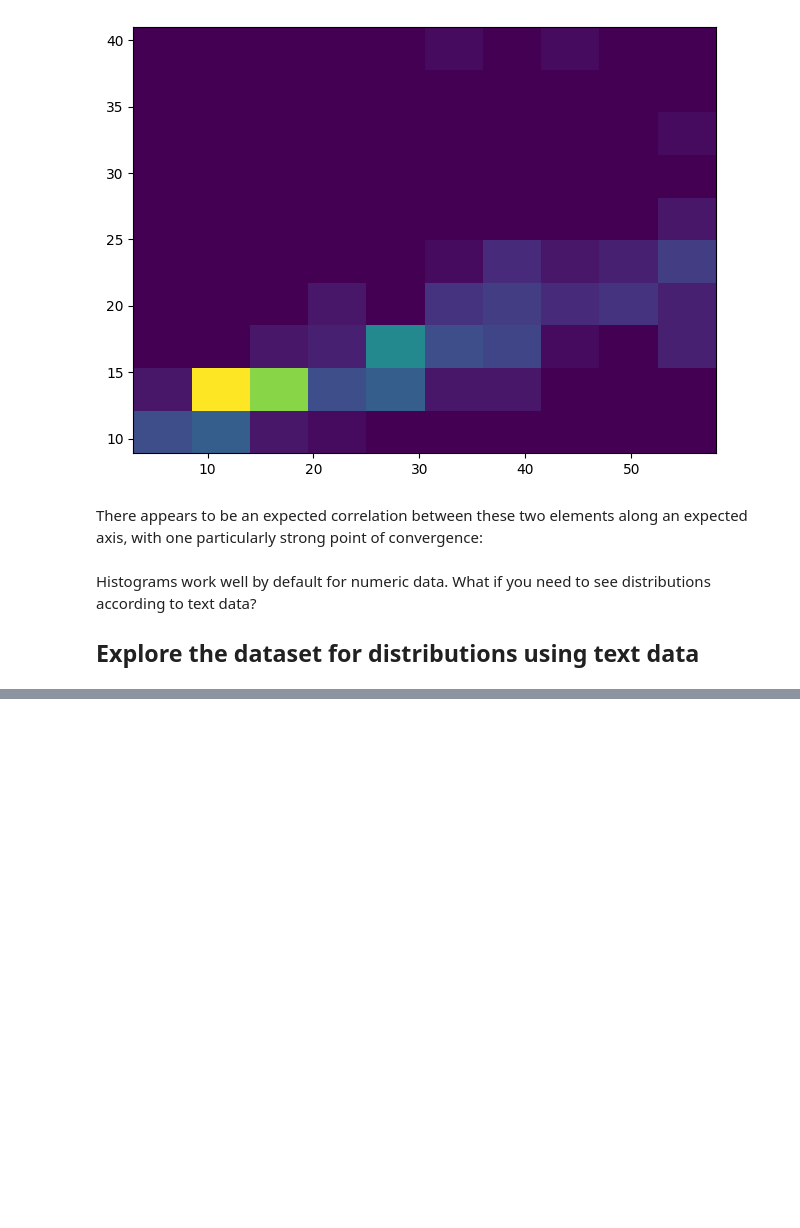
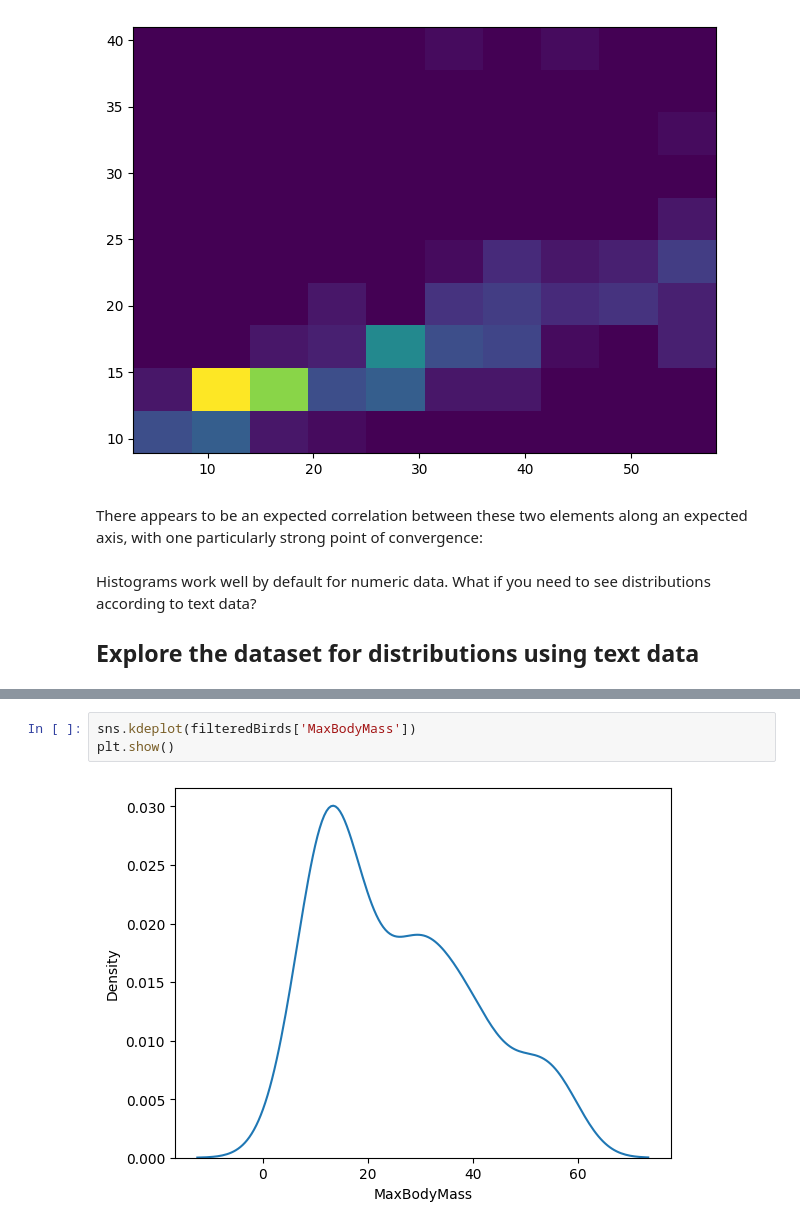
Before and after one commit to khalidassalafy/ArewaDS-Machine-Learning-Assignments, a Jupyter notebook: Week_03/lesson_2_visualizing_distributions.ipynb, the cells around one changed output, grey strips where cells are left out. Cells and saved outputs as stored; diff of their text form; blank space fills up the shorter version.

```diff
--- a/Week_03/lesson_2_visualizing_distributions.ipynb
+++ b/Week_03/lesson_2_visualizing_distributions.ipynb
@@ -76,0 +131,5 @@ Histograms work well by default for numeric data. What if you need to see distri
+# %%
+sns.kdeplot(filteredBirds['MaxBodyMass'])
+plt.show()
+# %% [output]
+[figure, added]
```
Also changed, not shown: parts of 14 cells of this notebook, 2 other files.
